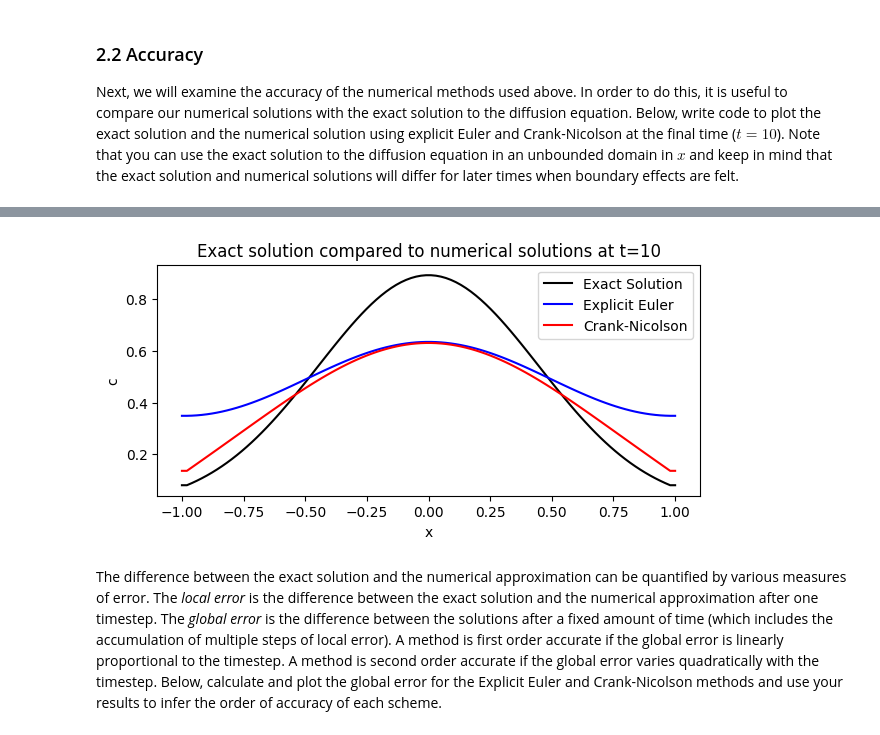
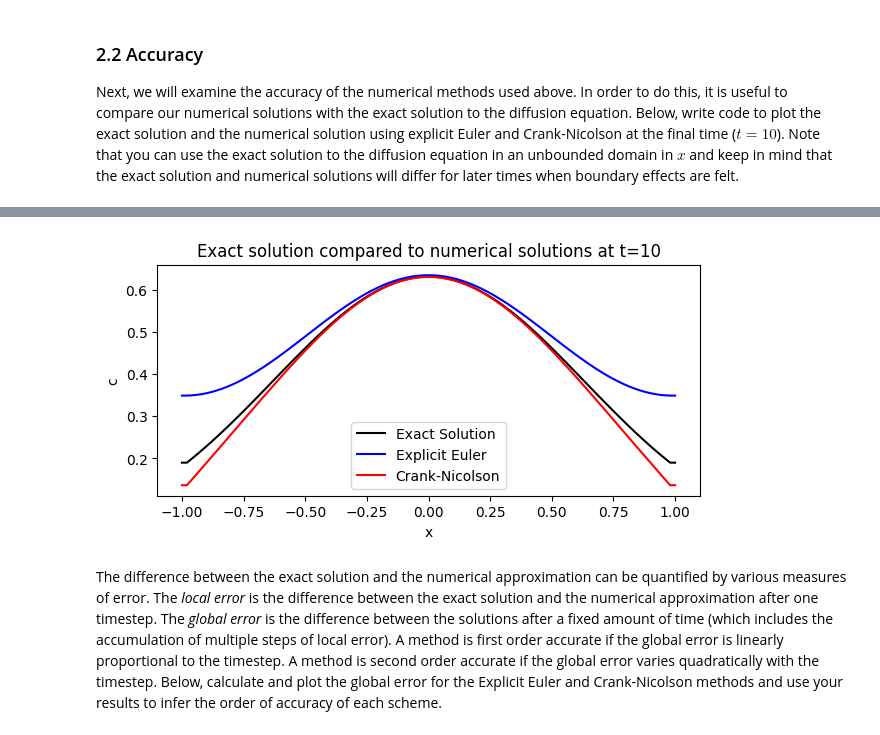
Before and after one commit to isabelgilchristmiller/QCES, a Jupyter notebook: Project1_numerical_methods.ipynb, the cells around one changed output, grey strips where cells are left out. Saved outputs shown, nothing was run; the diff lists cells and outputs as text; code cells hidden in the pictures.

```diff
--- a/Project1_numerical_methods.ipynb
+++ b/Project1_numerical_methods.ipynb
@@ -329,9 +326,9 @@ c_EE = EE(x, t, kappa) # explicit Euler
 c_CN = CN(x, t, kappa) # Crank-Nicolson
 
 plt.figure(figsize=(7, 3))
-plt.plot(x, set_ics(x, kappa, 10), color='black', label='Exact Solution')
-plt.plot(x, c_EE[:,999], color='blue', label='Explicit Euler')                 # instead of 999 could also have done -1 to get last element
-plt.plot(x, c_CN[:,999], color='red', label='Crank-Nicolson')
+plt.plot(x, set_ics(x, kappa, 20), color='black', label='Exact Solution') # note we run at t=20=10+10 because the function start from 10
+plt.plot(x, c_EE[:,-1], color='blue', label='Explicit Euler')
+plt.plot(x, c_CN[:,-1], color='red', label='Crank-Nicolson')
 plt.legend()
 
 plt.xlabel('x')
@@ -345,4 +340,4 @@ Crank-Nicolson method took 0.06 seconds
-[figure, old version]
+[figure, new version]
 # %% [markdown]
 The difference between the exact solution and the numerical approximation can be quantified by various measures of error. The *local error* is the difference between the exact solution and the numerical approximation after one timestep. The *global error* is the difference between the solutions after a fixed amount of time (which includes the accumulation of multiple steps of local error). A method is first order accurate if the global error is linearly proportional to the timestep. A method is second order accurate if the global error varies quadratically with the timestep. Below, calculate and plot the global error for the Explicit Euler and Crank-Nicolson methods and use your results to infer the order of accuracy of each scheme.
 # %% [markdown]
```
Also changed, not shown: parts of 10 cells of this notebook.
